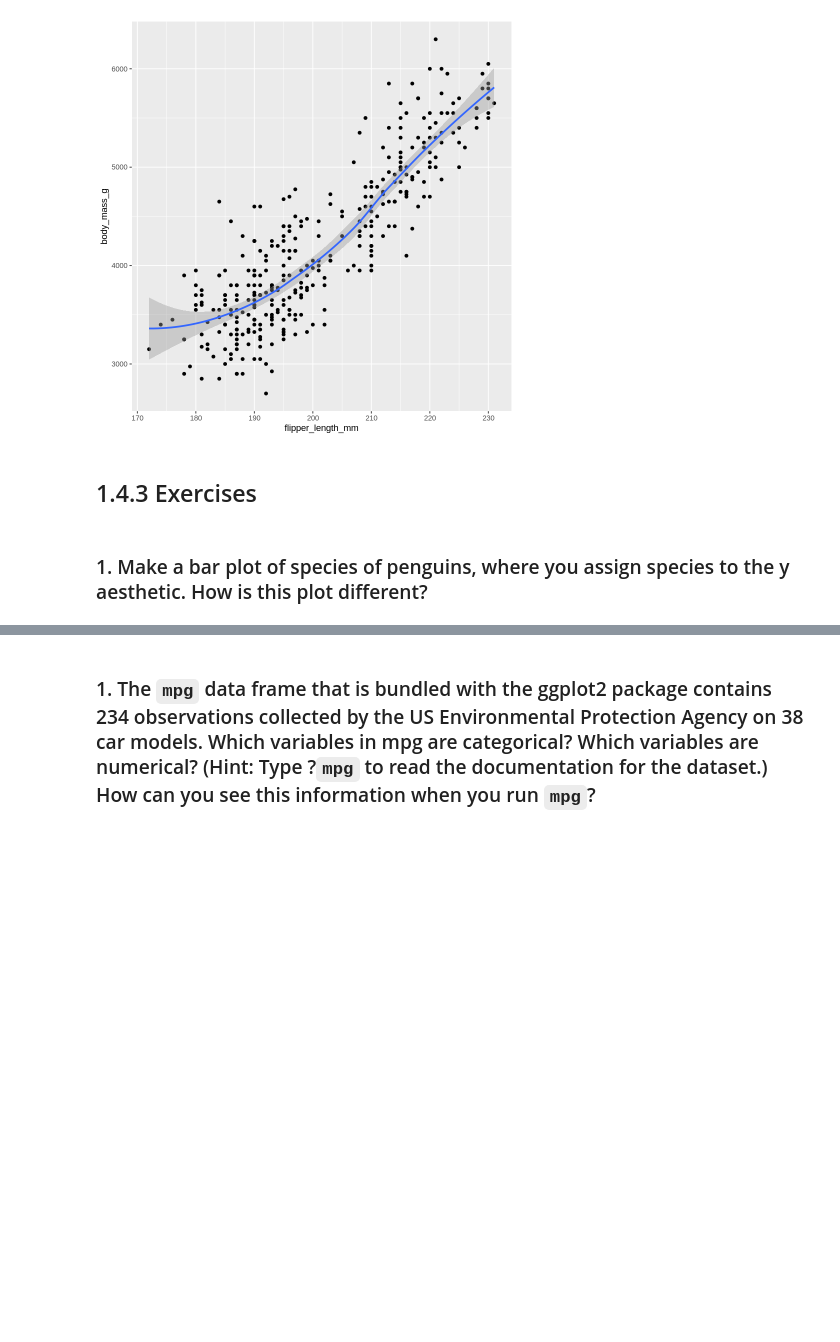
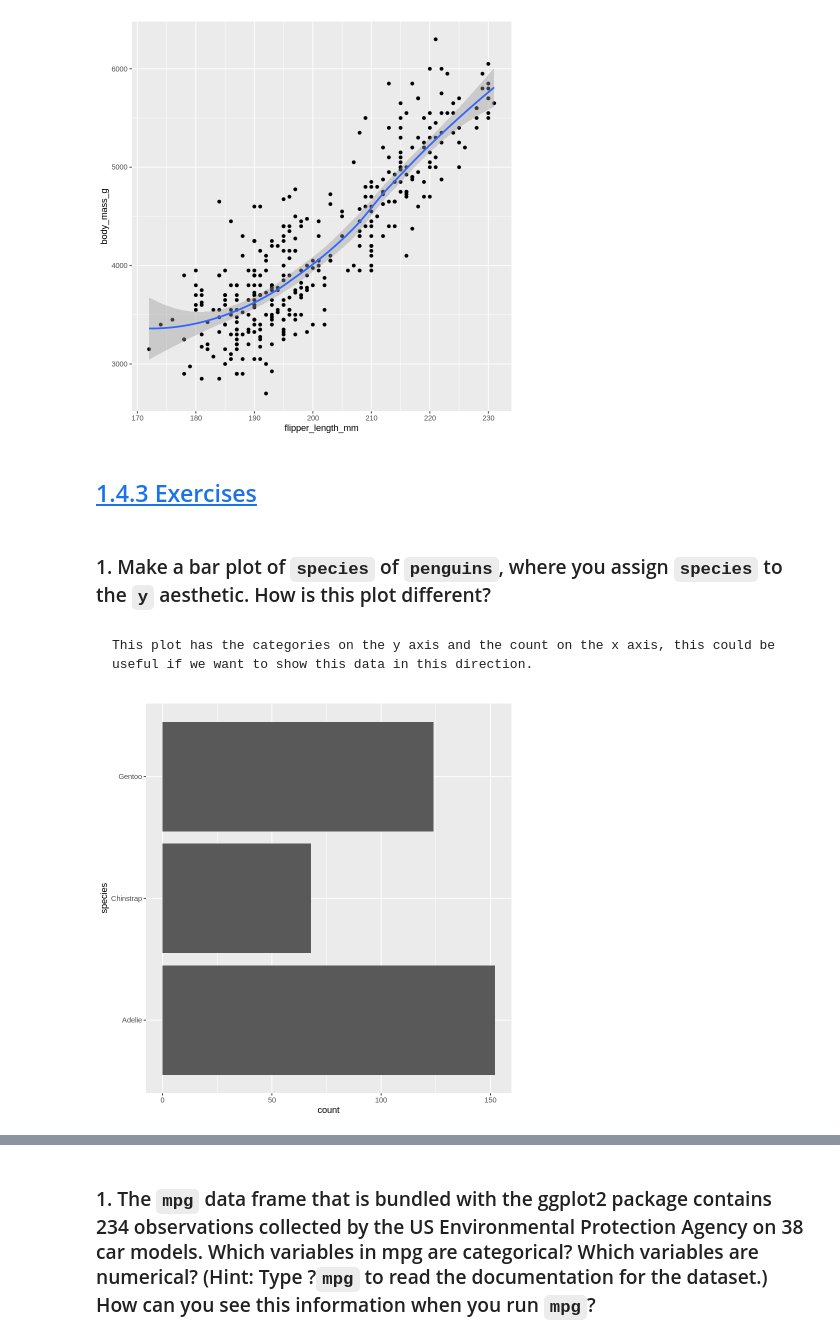
Before and after one commit to Mccallke0364/Learning-R, a Jupyter notebook: Week_1.ipynb, the cells around one changed output, grey strips where cells are left out. Cells and saved outputs as stored; diff of their text form; code cells hidden in the pictures; blank space fills up the shorter version.

```diff
--- a/Week_1.ipynb
+++ b/Week_1.ipynb
@@ -307,7 +295,14 @@ Warning message:
 [figure]
 [figure]
 # %% [markdown]
-## 1.4.3 Exercises
+## [1.4.3 Exercises](https://r4ds.hadley.nz/data-visualize#exercises-1)
 # %% [markdown]
-### 1. Make a bar plot of species of penguins, where you assign species to the y aesthetic. How is this plot different?
+### 1. Make a bar plot of `species` of `penguins`, where you assign `species` to the `y` aesthetic. How is this plot different?
+# %% [markdown]
+    This plot has the categories on the y axis and the count on the x axis, this could be useful if we want to show this data in this direction.
+# %%
+ggplot(penguins, aes(y=species))+
+geom_bar()
+# %% [output]
+[figure, added]
 # %% [markdown]
```
Also changed, not shown: parts of 45 cells of this notebook, 3 other files.
